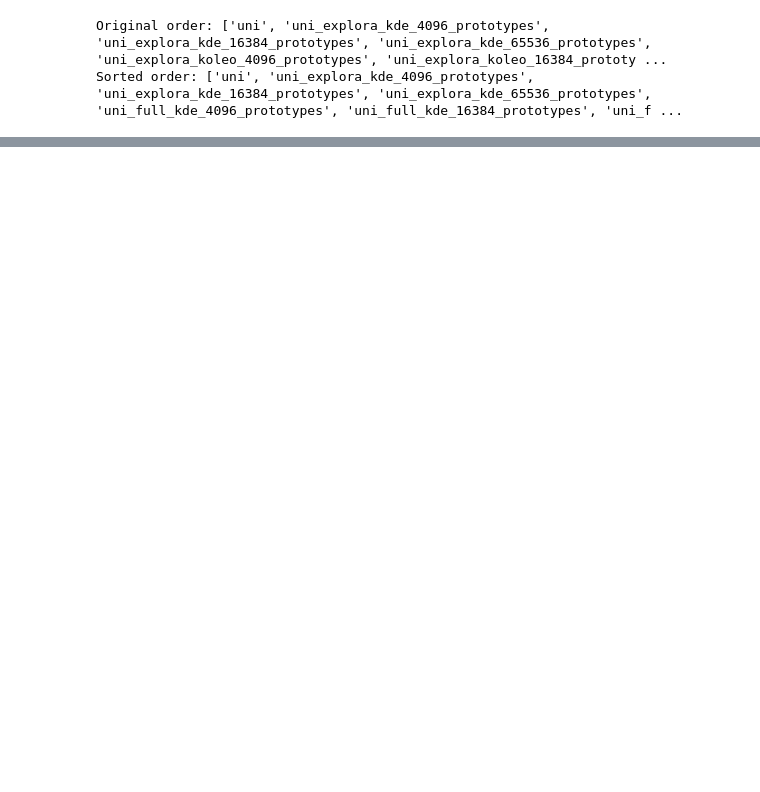
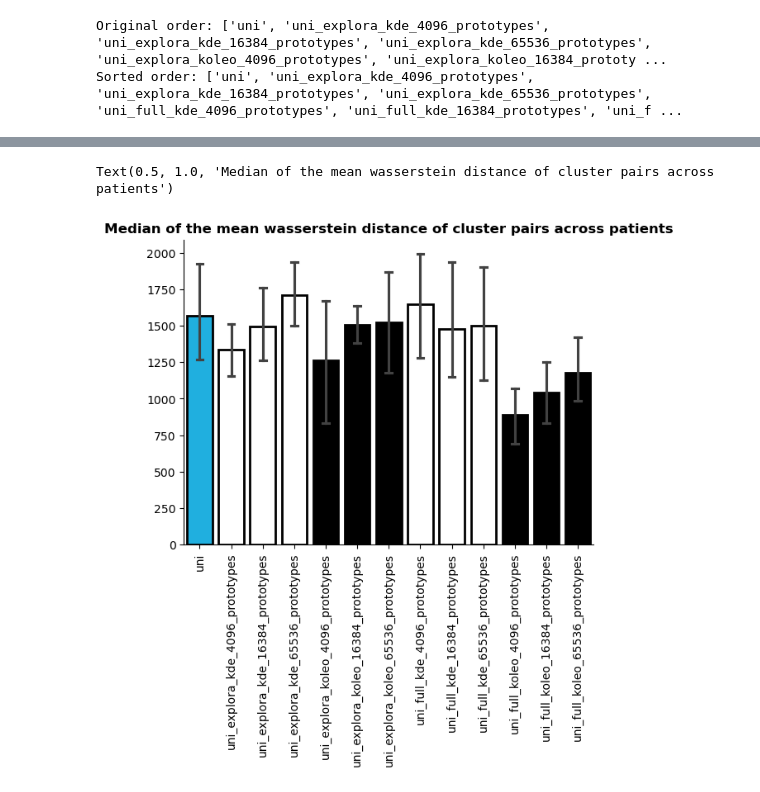
Before and after one commit to AI-for-RNA-Biology/TumorArchetype_FM, a Jupyter notebook: notebooks/TNBC/6_Invasive_clusters_molecular_wassertein.ipynb, the cells around one changed output, grey strips where cells are left out. Drawn from its saved outputs; the diff is of its cells as text; code cells hidden in the pictures; blank space fills up the shorter version.

```diff
--- a/notebooks/TNBC/6_Invasive_clusters_molecular_wassertein.ipynb
+++ b/notebooks/TNBC/6_Invasive_clusters_molecular_wassertein.ipynb
@@ -442,0 +537,14 @@ plt.savefig(os.path.join(config['figures_folder'], "Figure4", f"quantized_wasser
+# %%
+sns.barplot(final_values, palette=["deepskyblue",
+         "white", "white", "white",
+         "black", "black", "black",
+         "white", "white", "white",
+         "black", "black","black", ],
+            linewidth=2,
+            edgecolor="black", capsize=0.2)
+plt.xticks(rotation=90)
+sns.despine()
+plt.title("Median of the mean wasserstein distance of cluster pairs across patients", weight='bold')
+# %% [output]
+Text(0.5, 1.0, 'Median of the mean wasserstein distance of cluster pairs across patients')
+[figure, added]
```
Also changed, not shown: parts of 15 cells of this notebook, 37 other files.
